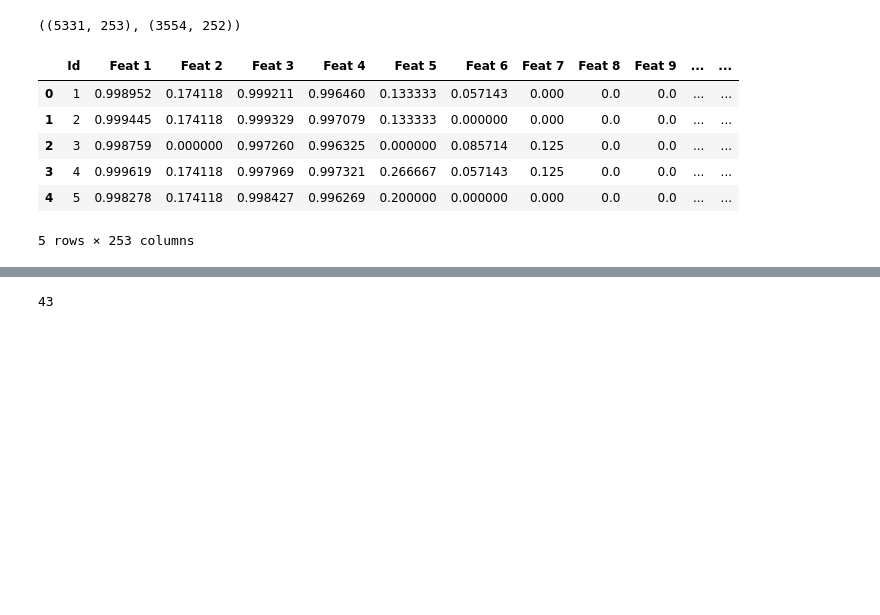
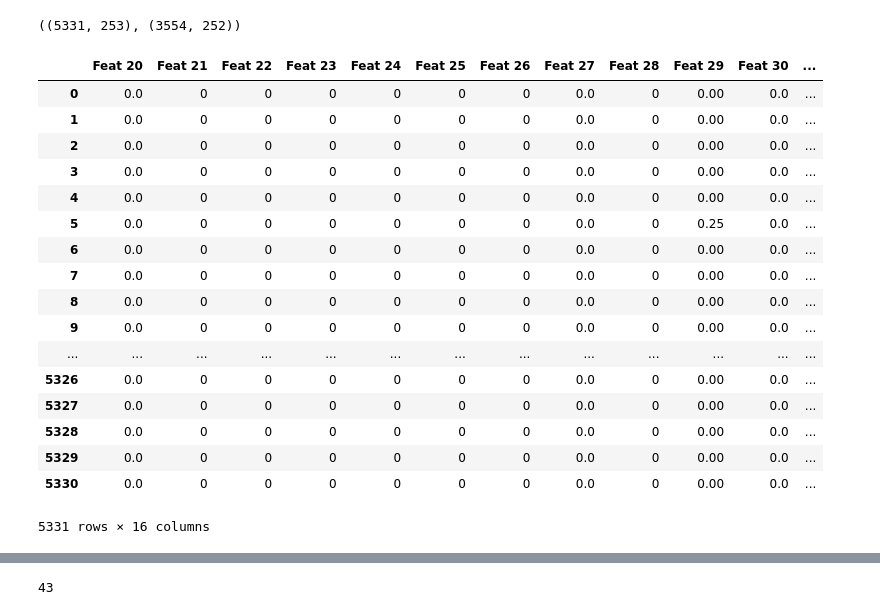
Before and after one commit to michaelkolor/cs181practicals, a Jupyter notebook: P1/sean_sample.ipynb, the cells around one changed output, grey strips where cells are left out. Saved outputs shown, nothing was run; the diff lists cells and outputs as text; code cells hidden in the pictures; blank space fills up the shorter version.

```diff
--- a/P1/sean_sample.ipynb
+++ b/P1/sean_sample.ipynb
@@ -51,16 +51,27 @@ test = pd.read_csv("test.csv")
 train.shape, test.shape
 # %% [output]
 ((5331, 253), (3554, 252))
-# %%
-train.head()
-# %% [output]
-|  | Id | Feat 1 | Feat 2 | Feat 3 | Feat 4 | Feat 5 | Feat 6 | Feat 7 | Feat 8 | Feat 9 | ... | ... |
-| 0 | 1 | 0.998952 | 0.174118 | 0.999211 | 0.996460 | 0.133333 | 0.057143 | 0.000 | 0.0 | 0.0 | ... | ... |
-| 1 | 2 | 0.999445 | 0.174118 | 0.999329 | 0.997079 | 0.133333 | 0.000000 | 0.000 | 0.0 | 0.0 | ... | ... |
-| 2 | 3 | 0.998759 | 0.000000 | 0.997260 | 0.996325 | 0.000000 | 0.085714 | 0.125 | 0.0 | 0.0 | ... | ... |
-| 3 | 4 | 0.999619 | 0.174118 | 0.997969 | 0.997321 | 0.266667 | 0.057143 | 0.125 | 0.0 | 0.0 | ... | ... |
-| 4 | 5 | 0.998278 | 0.174118 | 0.998427 | 0.996269 | 0.200000 | 0.000000 | 0.000 | 0.0 | 0.0 | ... | ... |
-5 rows × 253 columns
+# %%
+train.iloc[:,20:36]
+# %% [output]
+|  | Feat 20 | Feat 21 | Feat 22 | Feat 23 | Feat 24 | Feat 25 | Feat 26 | Feat 27 | Feat 28 | Feat 29 | Feat 30 | ... |
+| 0 | 0.0 | 0 | 0 | 0 | 0 | 0 | 0 | 0.0 | 0 | 0.00 | 0.0 | ... |
+| 1 | 0.0 | 0 | 0 | 0 | 0 | 0 | 0 | 0.0 | 0 | 0.00 | 0.0 | ... |
+| 2 | 0.0 | 0 | 0 | 0 | 0 | 0 | 0 | 0.0 | 0 | 0.00 | 0.0 | ... |
+| 3 | 0.0 | 0 | 0 | 0 | 0 | 0 | 0 | 0.0 | 0 | 0.00 | 0.0 | ... |
+| 4 | 0.0 | 0 | 0 | 0 | 0 | 0 | 0 | 0.0 | 0 | 0.00 | 0.0 | ... |
+| 5 | 0.0 | 0 | 0 | 0 | 0 | 0 | 0 | 0.0 | 0 | 0.25 | 0.0 | ... |
+| 6 | 0.0 | 0 | 0 | 0 | 0 | 0 | 0 | 0.0 | 0 | 0.00 | 0.0 | ... |
+| 7 | 0.0 | 0 | 0 | 0 | 0 | 0 | 0 | 0.0 | 0 | 0.00 | 0.0 | ... |
+| 8 | 0.0 | 0 | 0 | 0 | 0 | 0 | 0 | 0.0 | 0 | 0.00 | 0.0 | ... |
+| 9 | 0.0 | 0 | 0 | 0 | 0 | 0 | 0 | 0.0 | 0 | 0.00 | 0.0 | ... |
+| ... | ... | ... | ... | ... | ... | ... | ... | ... | ... | ... | ... | ... |
+| 5326 | 0.0 | 0 | 0 | 0 | 0 | 0 | 0 | 0.0 | 0 | 0.00 | 0.0 | ... |
+| 5327 | 0.0 | 0 | 0 | 0 | 0 | 0 | 0 | 0.0 | 0 | 0.00 | 0.0 | ... |
+| 5328 | 0.0 | 0 | 0 | 0 | 0 | 0 | 0 | 0.0 | 0 | 0.00 | 0.0 | ... |
+| 5329 | 0.0 | 0 | 0 | 0 | 0 | 0 | 0 | 0.0 | 0 | 0.00 | 0.0 | ... |
+| 5330 | 0.0 | 0 | 0 | 0 | 0 | 0 | 0 | 0.0 | 0 | 0.00 | 0.0 | ... |
+5331 rows × 16 columns
 # %%
 train.describe()
 #columns with a standard deviation of 0 should be removed
```
Also changed, not shown: parts of 34 cells of this notebook.
